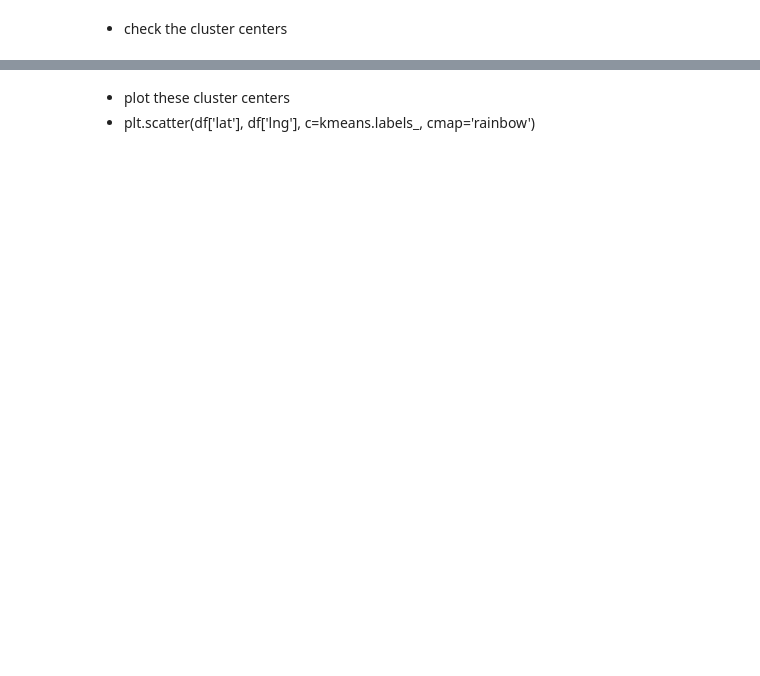
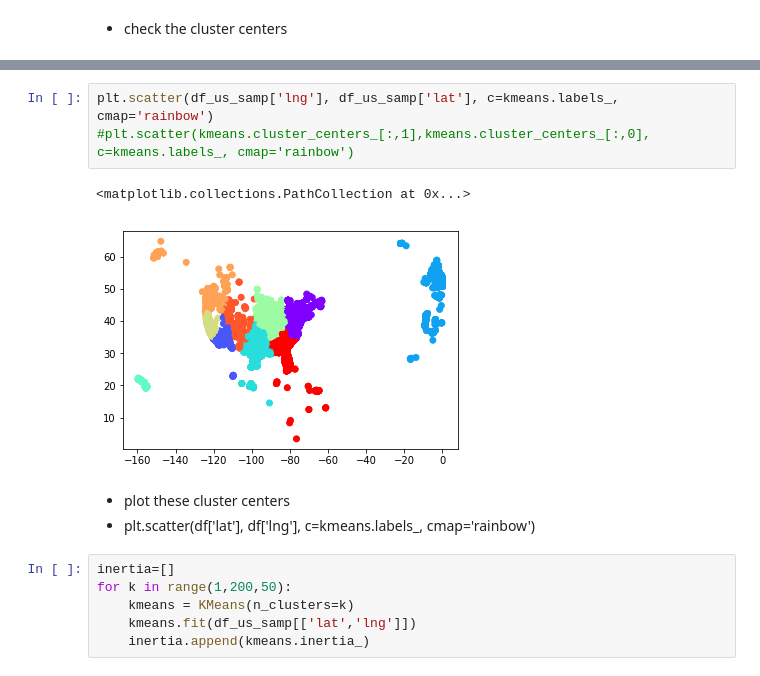
Before and after one commit to brshravan-tech/ps-sept26-ml, a Jupyter notebook: Course/K-means/K-means.ipynb, the cells around one changed output, grey strips where cells are left out. Saved outputs shown, nothing was run; the diff lists cells and outputs as text; blank space fills up the shorter version.

```diff
--- a/Course/K-means/K-means.ipynb
+++ b/Course/K-means/K-means.ipynb
@@ -13,3 +134,15 @@
+# %%
+plt.scatter(df_us_samp['lng'], df_us_samp['lat'], c=kmeans.labels_, cmap='rainbow')
+#plt.scatter(kmeans.cluster_centers_[:,1],kmeans.cluster_centers_[:,0], c=kmeans.labels_, cmap='rainbow')
+# %% [output]
+<matplotlib.collections.PathCollection at 0x...>
+[figure, added]
 # %% [markdown]
 - plot these cluster centers
 - plt.scatter(df['lat'], df['lng'], c=kmeans.labels_, cmap='rainbow')
+# %%
+inertia=[]
+for k in range(1,200,50):
+    kmeans = KMeans(n_clusters=k)
+    kmeans.fit(df_us_samp[['lat','lng']])
+    inertia.append(kmeans.inertia_)
```
Also changed, not shown: parts of 14 cells of this notebook, 9 other files.
